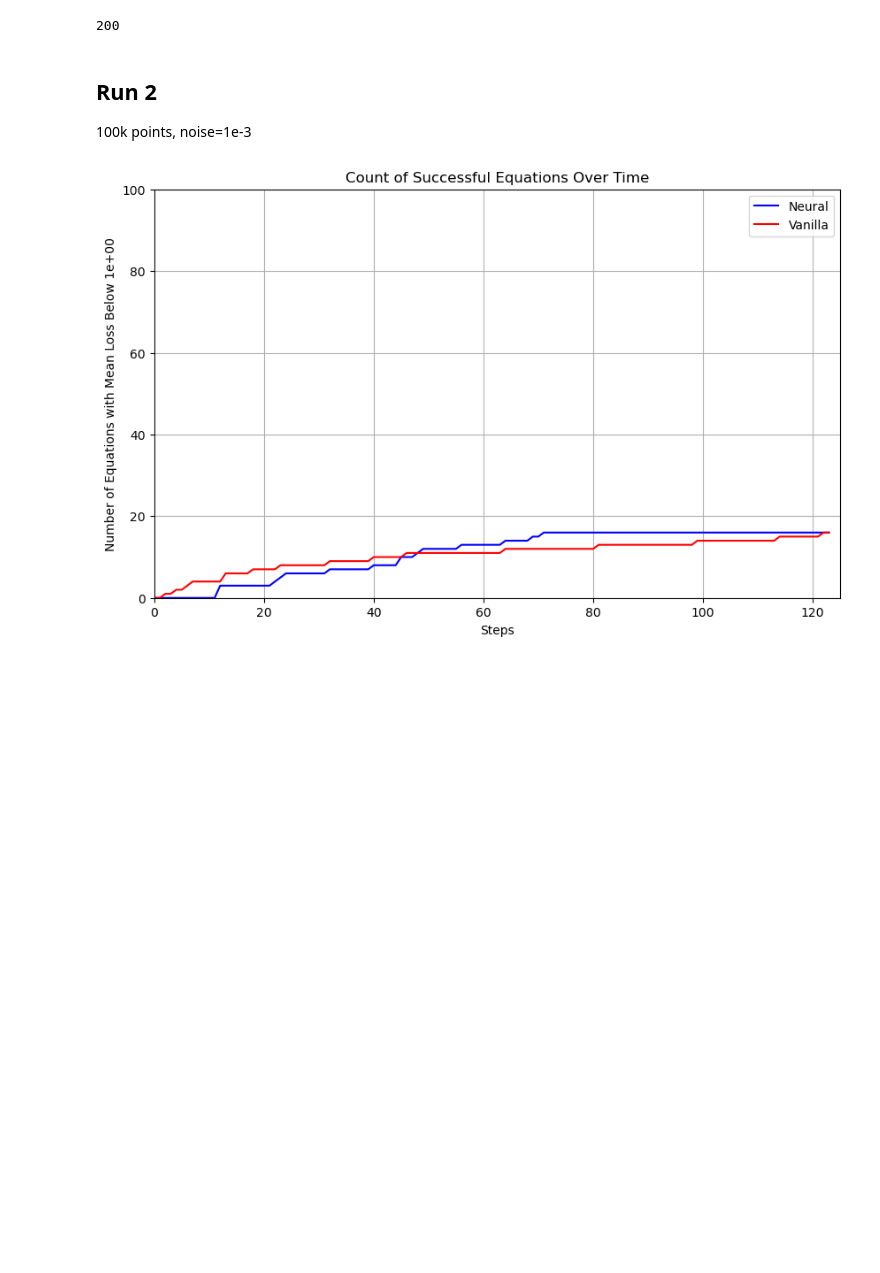
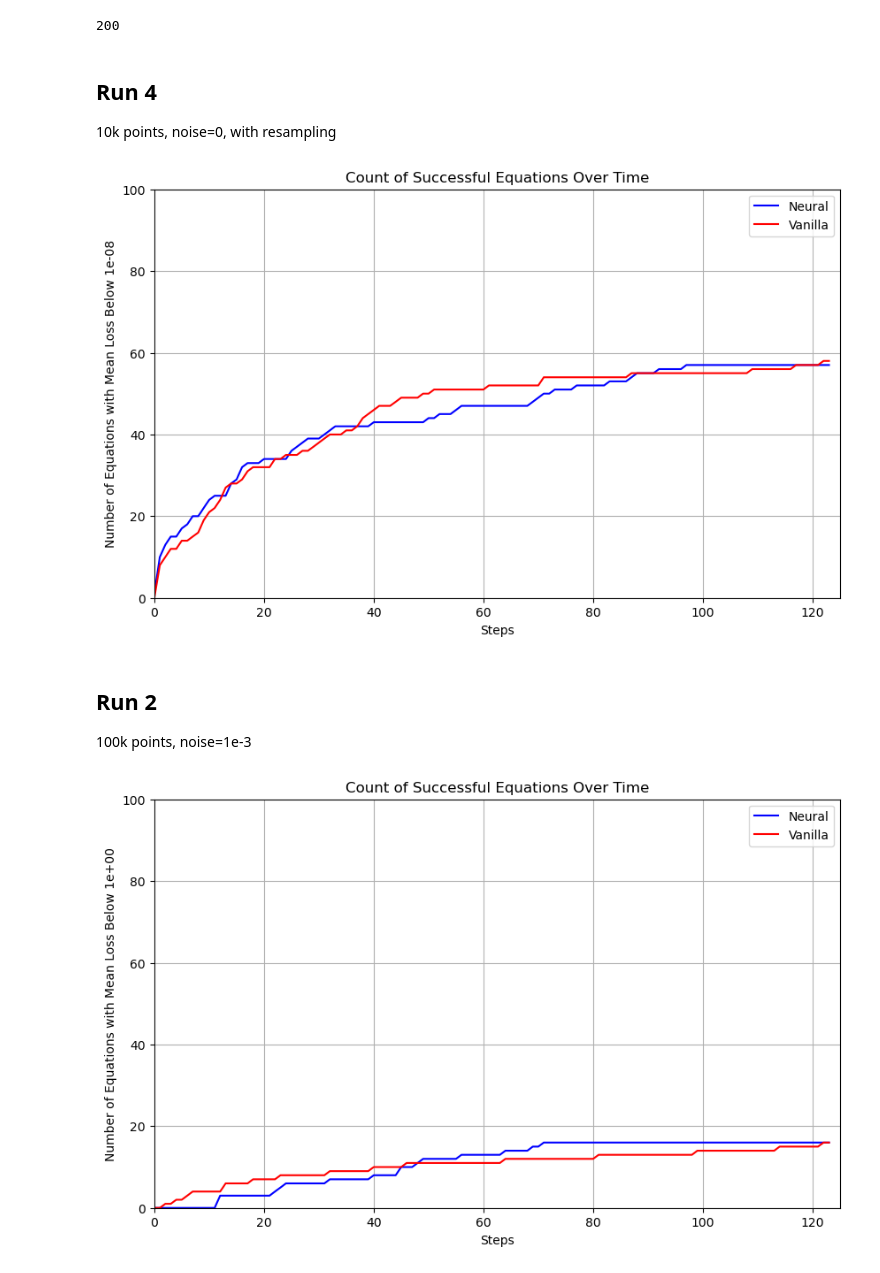
Before and after one commit to LuisCarretero/similar-expressions, a Jupyter notebook: src/sr_inference_benchmarking/dev.ipynb, the cells around one changed output. Saved outputs shown, nothing was run; the diff lists cells and outputs as text; code cells hidden in the pictures; blank space fills up the shorter version.

```diff
--- a/src/sr_inference_benchmarking/dev.ipynb
+++ b/src/sr_inference_benchmarking/dev.ipynb
@@ -528,6 +526,13 @@ def plot_threshold_counts(loss_arrays, threshold=1e-8):
     plt.legend()
     plt.grid(True)
     plt.show()
+# %% [markdown]
+## Run 4
+10k points, noise=0, with resampling
+# %%
+plot_threshold_counts(losses, threshold=1.1e-8)
+# %% [output]
+[figure, added]
 # %% [markdown]
 ## Run 2
 100k points, noise=1e-3
```
Also changed, not shown: parts of 3 cells of this notebook, 8 other files.
